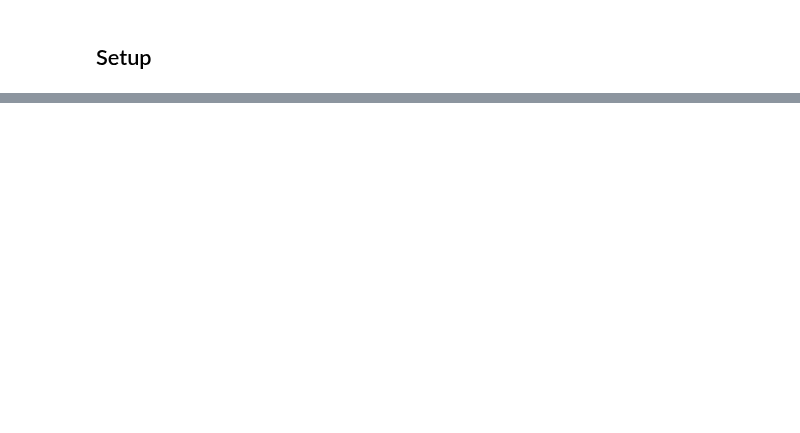
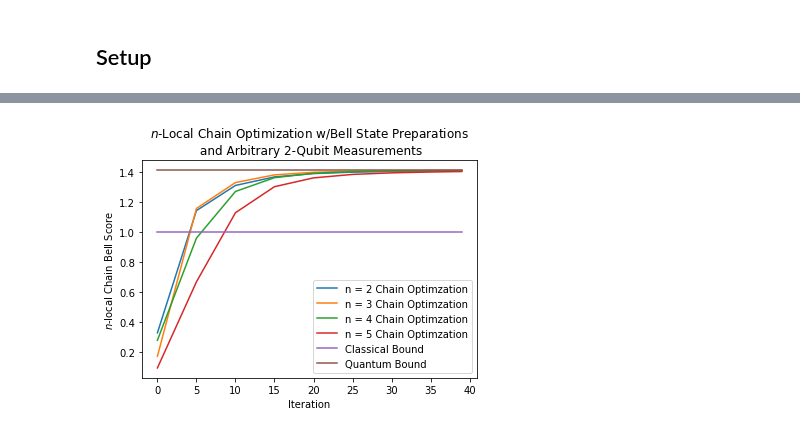
Before and after one commit to ChitambarLab/qNetVO, a Jupyter notebook: notebook/n-local_chain_network_optimization.ipynb, the cells around one changed output, grey strips where cells are left out. Cells and saved outputs as stored; diff of their text form; code cells hidden in the pictures; blank space fills up the shorter version.

```diff
--- a/notebook/n-local_chain_network_optimization.ipynb
+++ b/notebook/n-local_chain_network_optimization.ipynb
@@ -308,0 +177,23 @@ plt.show()
+# %%
+%%time
+
+static_ghz_state_arb_meas_opt_dicts = []
+
+for n in range(2,6):
+    print("n = ", n)
+
+    n_prep_nodes = [QNopt.PrepareNode(1,range(0,2*n), QNopt.ghz_state, 0)]
+    n_meas_nodes = nlocal_chain_arbitrary_measure_nodes(n)
+
+    n_ansatz = QNopt.NetworkAnsatz(n_prep_nodes, n_meas_nodes)
+    n_cost = QNopt.nlocal_chain_cost_22(n_ansatz)
+
+    n_settings = n_ansatz.rand_scenario_settings()
+
+    n_opt_dict = QNopt.gradient_descent(
+            n_cost, n_settings, sample_width = 5, num_steps = 40, step_size=0.5
+    )
+
+    print("opt_score : ", n_opt_dict["opt_score"])
+
+    static_ghz_state_arb_meas_opt_dicts.append(n_opt_dict)
@@ -308,0 +218,18 @@ plt.show()
+# %%
+num_samples = len(static_ghz_state_arb_meas_opt_dicts[0]["samples"])
+
+id = 0
+ns = range(2,6)
+for opt_dict in static_ghz_state_arb_meas_opt_dicts:
+    plt.plot(opt_dict["samples"], opt_dict["scores"], label = f"n = {ns[id]} Chain Optimzation")
+    id += 1
+
+plt.plot(static_ghz_state_arb_meas_opt_dicts[0]["samples"], [1]*num_samples, label = "Classical Bound")
+plt.plot(static_ghz_state_arb_meas_opt_dicts[0]["samples"], [2/np.sqrt(2)]*num_samples, label = "Quantum Bound")
+plt.title(r"$n$-Local Chain Optimization w/"+  "Bell State Preparations \n and Arbitrary 2-Qubit Measurements")
+plt.xlabel("Iteration")
+plt.ylabel(r"$n$-local Chain Bell Score")
+plt.legend()
+plt.show()
+# %% [output]
+[figure, added]
```
Also changed, not shown: parts of 29 cells of this notebook.
